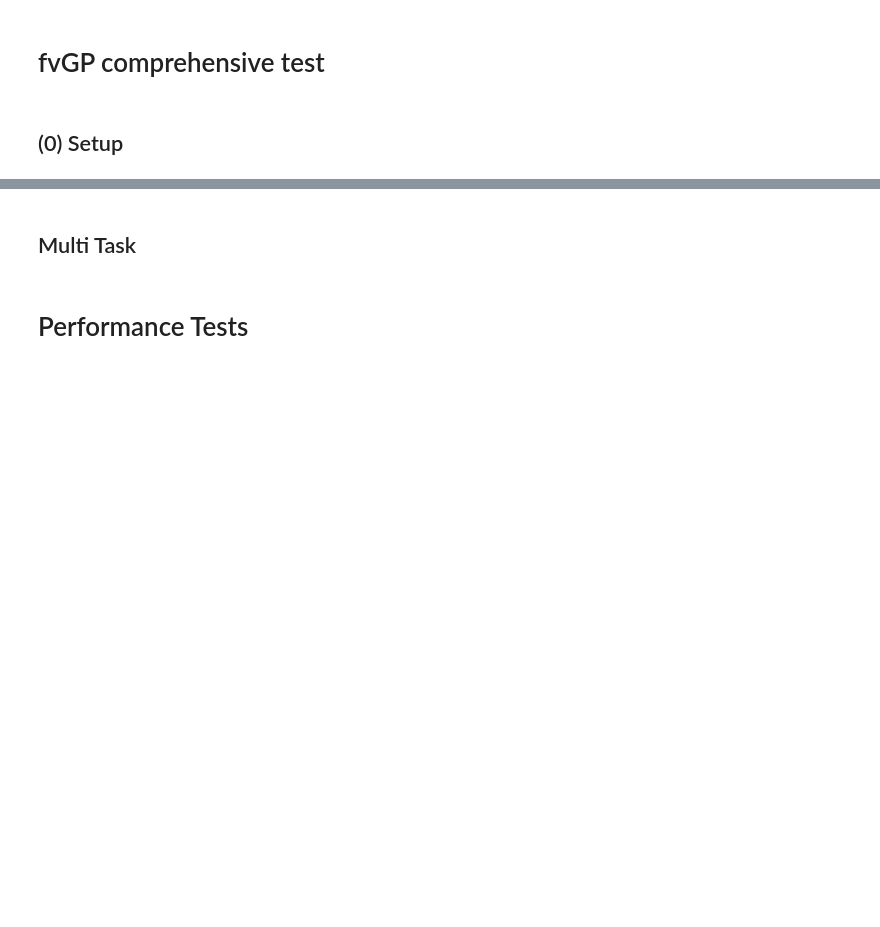
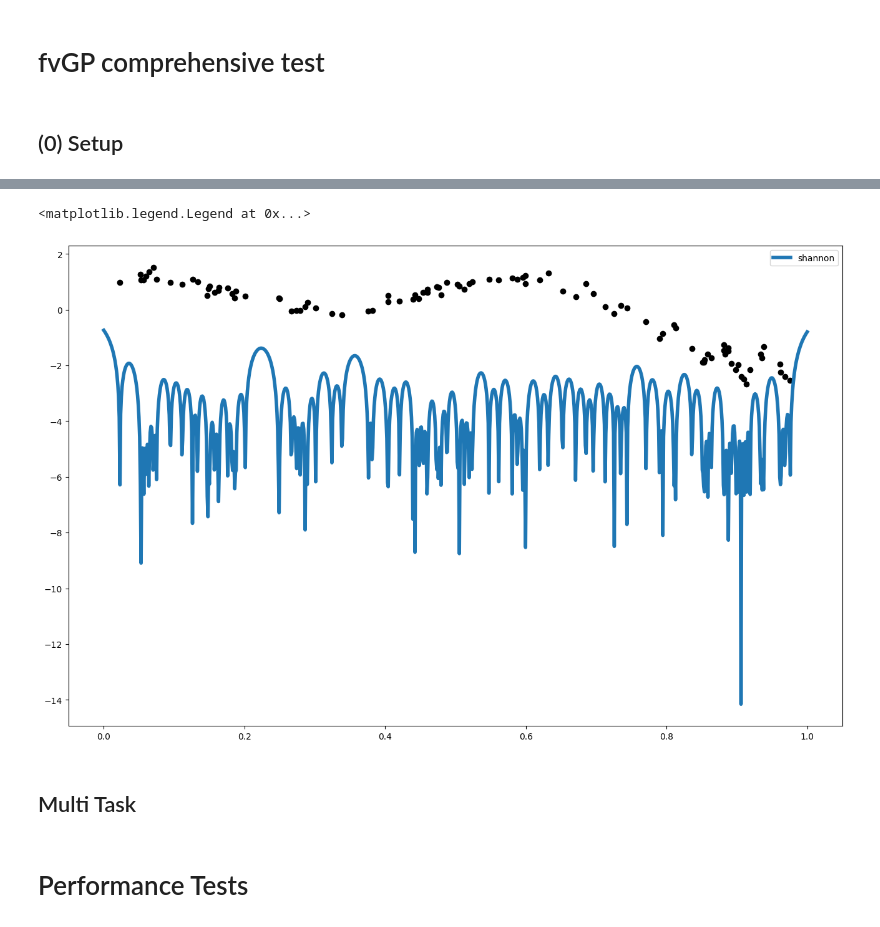
Before and after one commit to lbl-camera/fvGP, a Jupyter notebook: examples/ComprehensiveTest.ipynb, the cells around one changed output, grey strips where cells are left out. Cells and saved outputs as stored; diff of their text form; code cells hidden in the pictures; blank space fills up the shorter version.

```diff
--- a/examples/ComprehensiveTest.ipynb
+++ b/examples/ComprehensiveTest.ipynb
@@ -146,10 +179,13 @@ sig3 =  my_gp1.shannon_information_gain_vec(x_pred.reshape(-1,1))["sig(x)"]
 # %%
 #print(sig3)
 plt.figure(figsize = (16,10))
-plt.plot(x_pred,sig1, label = "ig", linewidth = 4)
+#plt.plot(x_pred,sig1, label = "ig", linewidth = 4)
 plt.plot(x_pred,sig3, label = "shannon", linewidth = 4)
 plt.scatter(x_data,y_data, color = 'black')
 plt.legend()
+# %% [output]
+<matplotlib.legend.Legend at 0x...>
+[figure, added]
 # %%
 res = np.zeros((1000,2))
 for i in range(1000):
```
Also changed, not shown: parts of 7 cells of this notebook, 1 other file.
